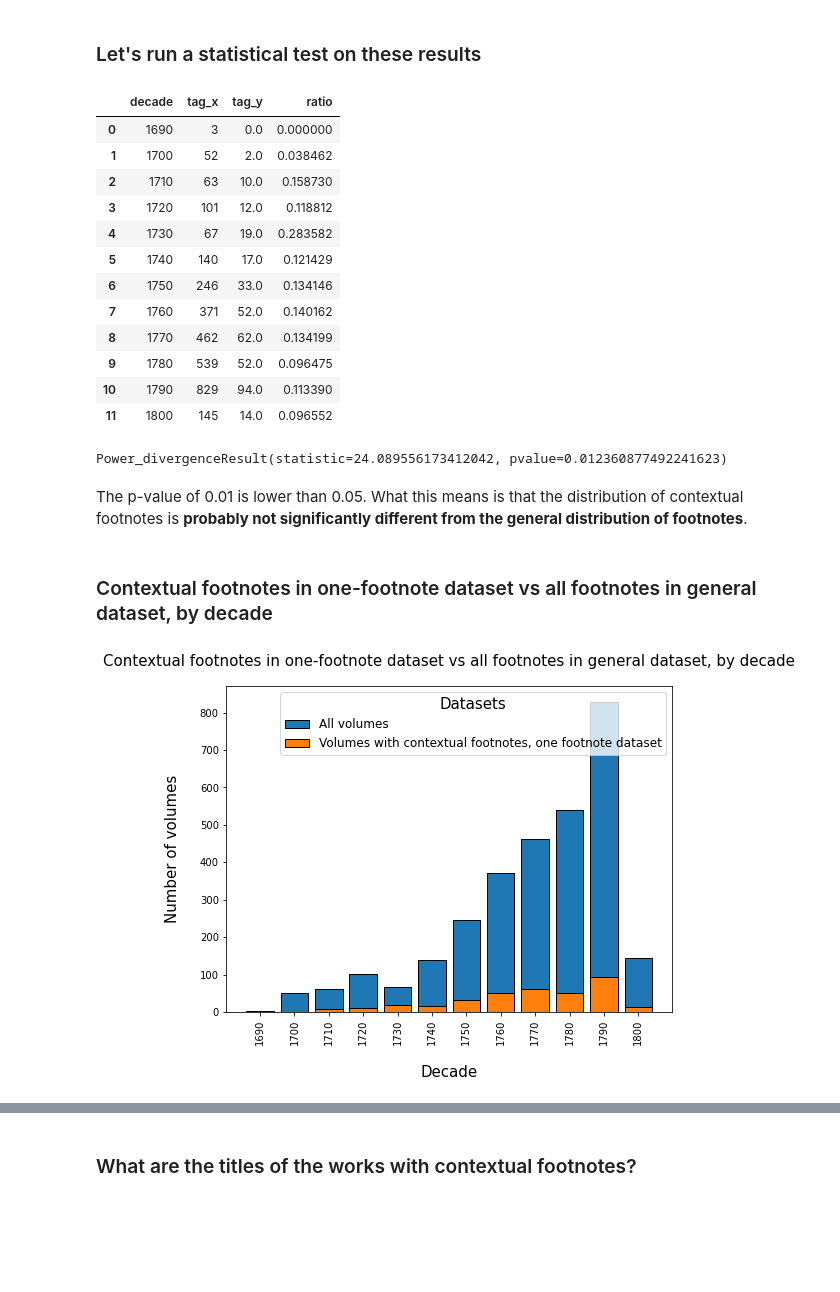
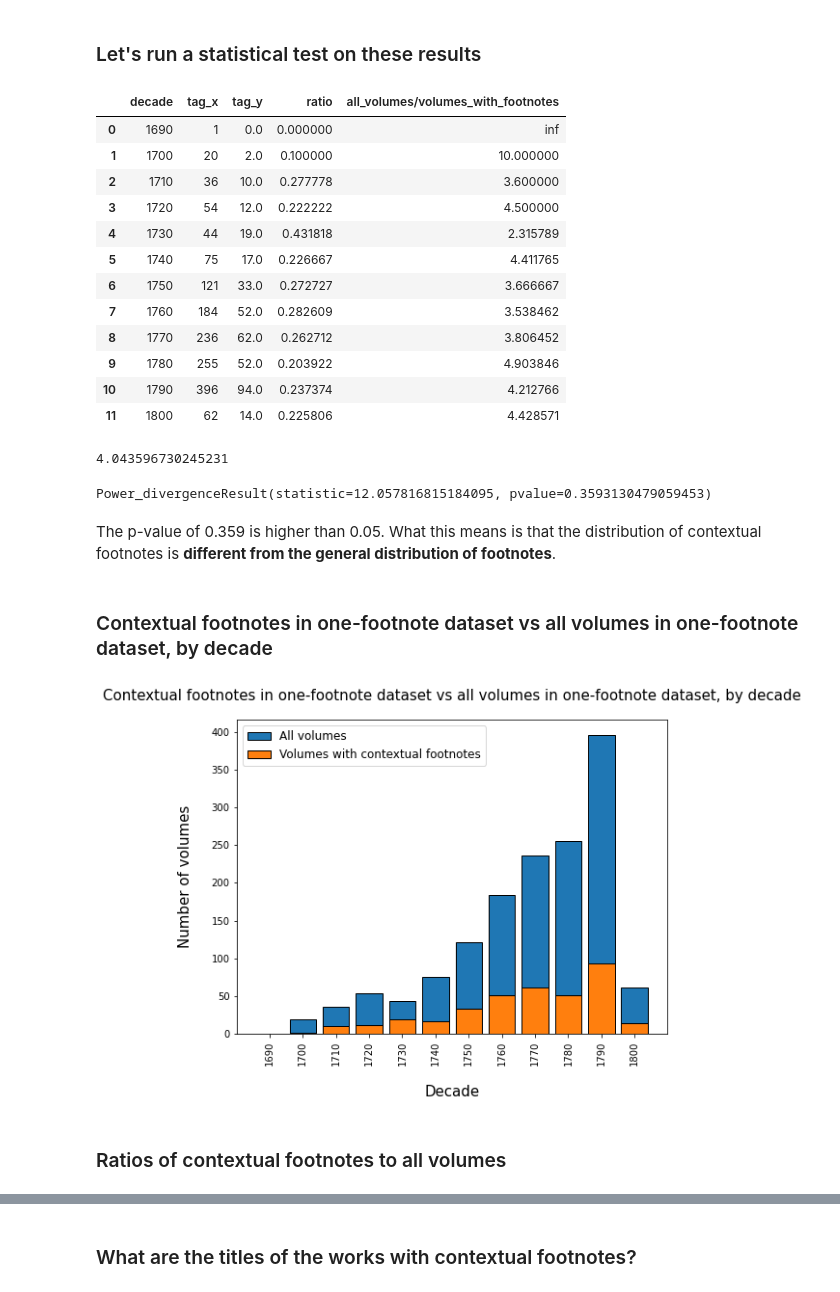
Before and after one commit to sceckert/early-novel-footnotes, a Jupyter notebook: Footnotes-article-visualizations.ipynb, the cells around one changed output, grey strips where cells are left out. Saved outputs shown, nothing was run; the diff lists cells and outputs as text; code cells hidden in the pictures; blank space fills up the shorter version.

```diff
--- a/Footnotes-article-visualizations.ipynb
+++ b/Footnotes-article-visualizations.ipynb
@@ -1028,38 +1060,42 @@ plt.legend(["Volumes with tag 'C'"])
 from scipy import stats
 from scipy.stats import chi2_contingency
 # %%
-# Create a dataframe of all footnotes w/o contextual footnotes
-not_contextual_footnotes_df = one_footnote_tagged_MR_df[one_footnote_tagged_MR_df['tag'] != 'C']
-not_contextual_footnotes_by_decade = not_contextual_footnotes_df.groupby('decade')[['tag']].count().reset_index()
+# Create a dataframe of all volumes (including those misclassified in one-footnote-dateset)
+all_footnotes_by_decade = one_footnote_tagged_new_df.groupby('decade')[['tag']].count().reset_index()
 contextual_footnotes_by_decade = contextual_footnotes_df.groupby('decade')[['tag']].count().reset_index()
 # Merge the two dataframes
-merged_C = pd.merge_ordered(not_contextual_footnotes_by_decade,contextual_footnotes_by_decade, on='decade').fillna(0)
+merged_C = pd.merge_ordered(all_footnotes_by_decade,contextual_footnotes_by_decade, on='decade').fillna(0)
 # %%
-merged_C['ratio'] = merged_C['tag_y'] / merged_C['tag_x']
+merged_C['all_volumes/volumes_with_footnotes'] = merged_C['tag_x'] / merged_C['tag_y']
 merged_C
 # %% [output]
-|  | decade | tag_x | tag_y | ratio |
-| 0 | 1690 | 3 | 0.0 | 0.000000 |
-| 1 | 1700 | 52 | 2.0 | 0.038462 |
-| 2 | 1710 | 63 | 10.0 | 0.158730 |
-| 3 | 1720 | 101 | 12.0 | 0.118812 |
-| 4 | 1730 | 67 | 19.0 | 0.283582 |
-| 5 | 1740 | 140 | 17.0 | 0.121429 |
-| 6 | 1750 | 246 | 33.0 | 0.134146 |
-| 7 | 1760 | 371 | 52.0 | 0.140162 |
-| 8 | 1770 | 462 | 62.0 | 0.134199 |
-| 9 | 1780 | 539 | 52.0 | 0.096475 |
-| 10 | 1790 | 829 | 94.0 | 0.113390 |
-| 11 | 1800 | 145 | 14.0 | 0.096552 |
+|  | decade | tag_x | tag_y | ratio | all_volumes/volumes_with_footnotes |
+| 0 | 1690 | 1 | 0.0 | 0.000000 | inf |
+| 1 | 1700 | 20 | 2.0 | 0.100000 | 10.000000 |
+| 2 | 1710 | 36 | 10.0 | 0.277778 | 3.600000 |
+| 3 | 1720 | 54 | 12.0 | 0.222222 | 4.500000 |
+| 4 | 1730 | 44 | 19.0 | 0.431818 | 2.315789 |
+| 5 | 1740 | 75 | 17.0 | 0.226667 | 4.411765 |
+| 6 | 1750 | 121 | 33.0 | 0.272727 | 3.666667 |
+| 7 | 1760 | 184 | 52.0 | 0.282609 | 3.538462 |
+| 8 | 1770 | 236 | 62.0 | 0.262712 | 3.806452 |
+| 9 | 1780 | 255 | 52.0 | 0.203922 | 4.903846 |
+| 10 | 1790 | 396 | 94.0 | 0.237374 | 4.212766 |
+| 11 | 1800 | 62 | 14.0 | 0.225806 | 4.428571 |
+# %%
+# Figure out what proportion of the larger population our subset is
+merged_C['tag_x'].sum() / merged_C['tag_y'].sum()
+# %% [output]
+4.043596730245231
 # %%
 # Let's run a chi2 goodness of fit test
-stats.chisquare(f_obs=merged_C['tag_y'], f_exp=merged_C['tag_x']/8)
+stats.chisquare(f_obs=merged_C['tag_y'], f_exp=merged_C['tag_x']/4)
 # %% [output]
-Power_divergenceResult(statistic=24.089556173412042, pvalue=0.012360877492241623)
+Power_divergenceResult(statistic=12.057816815184095, pvalue=0.3593130479059453)
 # %% [markdown]
-The p-value of 0.01 is lower than 0.05. What this means is that the distribution of contextual footnotes is **probably not significantly different from the general distribution of footnotes**.
+The p-value of 0.359 is higher than 0.05. What this means is that the distribution of contextual footnotes is **different from the general distribution of footnotes**.
 # %% [markdown]
-### Contextual footnotes in one-footnote dataset vs all footnotes in general dataset, by decade
+### Contextual footnotes in one-footnote dataset vs all volumes in one-footnote dataset, by decade
 # %%
 fig, ax = plt.subplots(1,1, figsize = (8,6))
 
@@ -1071,34 +1107,36 @@ rect2 = ax.bar(x,
               merged_C["tag_x"],
               label = "All volumes",
               edgecolor = "black")
 
 rect2 = ax.bar(x,
               merged_C["tag_y"],
-              label = "Volumes with contextual footnotes, one footnote dataset",
+              label = "Volumes with contextual footnotes",
               edgecolor = "black")
 
 #add the labels to the axis
 ax.set_ylabel("Number of volumes",
              fontsize = 15,
              labelpad = 20)
 ax.set_xlabel("Decade",
              fontsize = 15,
              labelpad =20)
-ax.set_title("Contextual footnotes in one-footnote dataset vs all footnotes in general dataset, by decade",
+ax.set_title("Contextual footnotes in one-footnote dataset vs all volumes in one-footnote dataset, by decade",
             fontsize = 15,
             pad = 20)
 #set the ticks
 ax.set_xticks(x)
 ax.set_xticklabels(label)#add the legend
 #using the labels of the bars
-ax.legend(title = "Datasets",
+ax.legend(#title = "Datasets",
          fontsize = 12,
          title_fontsize = 15)#adjust the tick paramaters
 ax.tick_params(axis = "x",
               which = "both",
               labelrotation = 90)
 ax.tick_params(axis = "y",
               which = "both",
               labelsize = 10)
 # %% [output]
-[figure, old version]
+[figure, new version]
+# %% [markdown]
+### Ratios of contextual footnotes to all volumes
```
Also changed, not shown: parts of 74 cells of this notebook, 1 other file.
